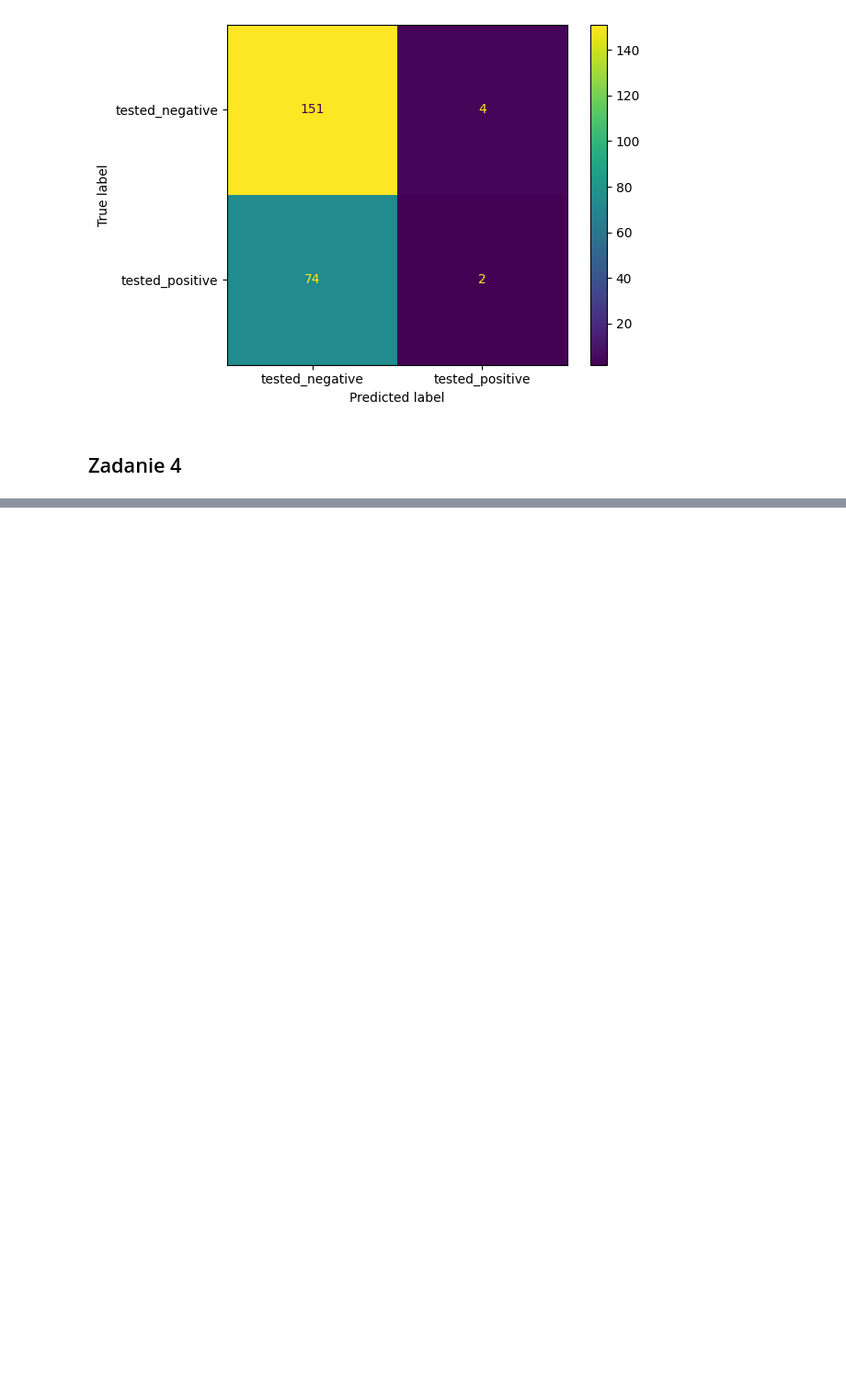
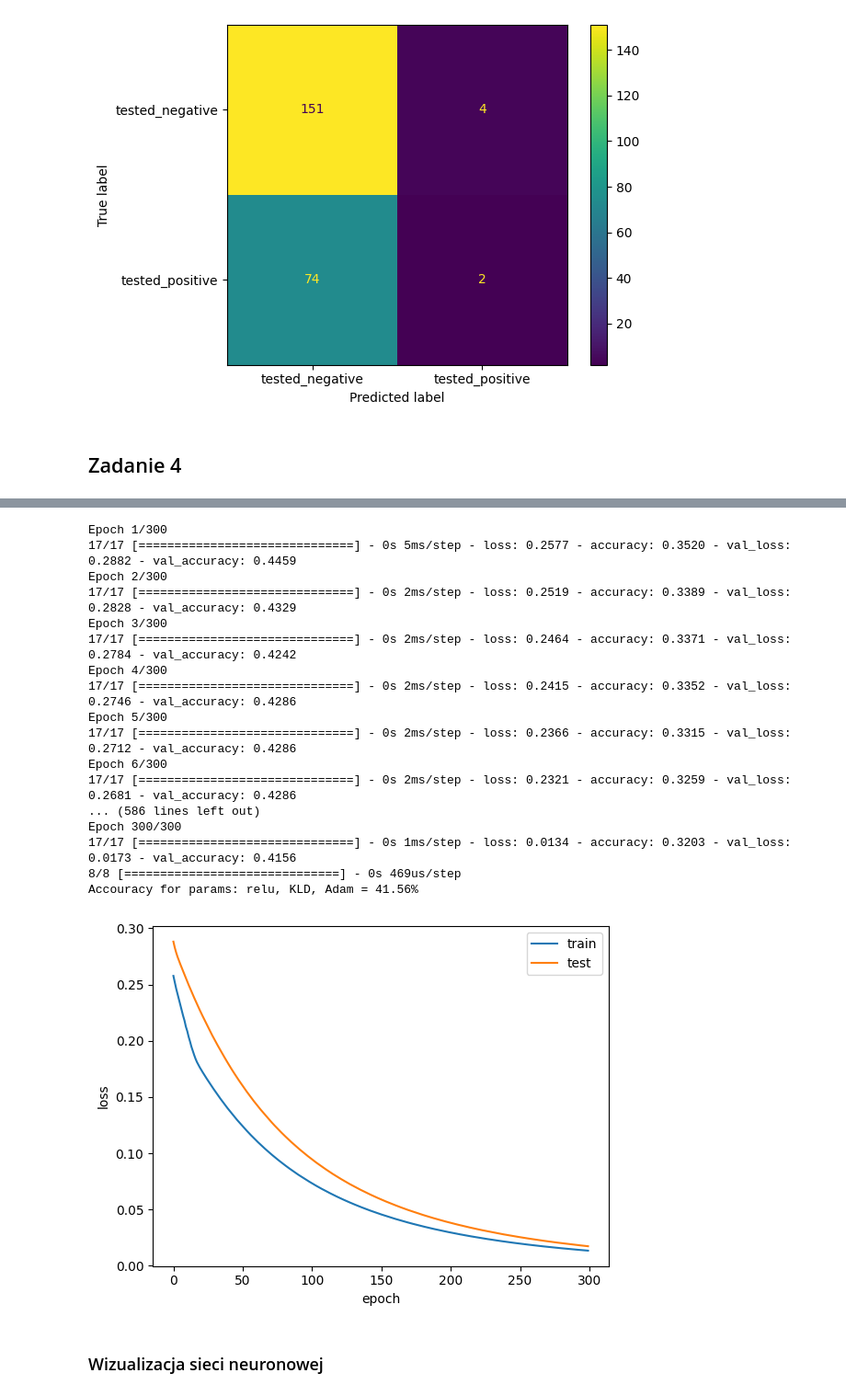
Before and after one commit to sregucki/IO_labs, a Jupyter notebook: notebooks/lab_05.ipynb, the cells around one changed output, grey strips where cells are left out. Shown at 92% size. Drawn from its saved outputs; the diff is of its cells as text; code cells hidden in the pictures; blank space fills up the shorter version.

```diff
--- a/notebooks/lab_05.ipynb
+++ b/notebooks/lab_05.ipynb
@@ -244,0 +327,48 @@ Epoch 500/500
+# %%
+# "KLD", "Adam", "relu"
+
+
+act_fun = "relu"
+loss_fun = "KLD"
+opt_fun = "Adam"
+
+model = Sequential()
+model.add(Dense(6, input_dim=8, activation=act_fun))
+model.add(Dense(3, activation=act_fun))
+model.add(Dense(1, activation="sigmoid"))
+model.compile(loss=loss_fun, metrics=["accuracy"], optimizer=opt_fun)
+
+history = model.fit(X_train, y_train, epochs=max_iter, validation_data=(X_test, y_test), shuffle=True)
+y_pred = model.predict(X_test)
+
+from sklearn.metrics import accuracy_score
+print(f"Accouracy for params: {act_fun}, {loss_fun}, {opt_fun} = {accuracy_score(y_test, y_pred.round())*100:.2f}%")
+
+from matplotlib import pyplot as plt
+plt.plot(history.history['loss'])
+plt.plot(history.history['val_loss'])
+plt.ylabel('loss')
+plt.xlabel('epoch')
+plt.legend(['train', 'test'])
+plt.show()
+# %% [output]
+Epoch 1/300
+17/17 [==============================] - 0s 5ms/step - loss: 0.2577 - accuracy: 0.3520 - val_loss: 0.2882 - val_accuracy: 0.4459
+Epoch 2/300
+17/17 [==============================] - 0s 2ms/step - loss: 0.2519 - accuracy: 0.3389 - val_loss: 0.2828 - val_accuracy: 0.4329
+Epoch 3/300
+17/17 [==============================] - 0s 2ms/step - loss: 0.2464 - accuracy: 0.3371 - val_loss: 0.2784 - val_accuracy: 0.4242
+Epoch 4/300
+17/17 [==============================] - 0s 2ms/step - loss: 0.2415 - accuracy: 0.3352 - val_loss: 0.2746 - val_accuracy: 0.4286
+Epoch 5/300
+17/17 [==============================] - 0s 2ms/step - loss: 0.2366 - accuracy: 0.3315 - val_loss: 0.2712 - val_accuracy: 0.4286
+Epoch 6/300
+17/17 [==============================] - 0s 2ms/step - loss: 0.2321 - accuracy: 0.3259 - val_loss: 0.2681 - val_accuracy: 0.4286
+... (586 lines left out)
+Epoch 300/300
+17/17 [==============================] - 0s 1ms/step - loss: 0.0134 - accuracy: 0.3203 - val_loss: 0.0173 - val_accuracy: 0.4156
+8/8 [==============================] - 0s 469us/step
+Accouracy for params: relu, KLD, Adam = 41.56%
+[figure, added]
+# %% [markdown]
+### Wizualizacja sieci neuronowej
```
Also changed, not shown: parts of 6 cells of this notebook, 2 other files.
